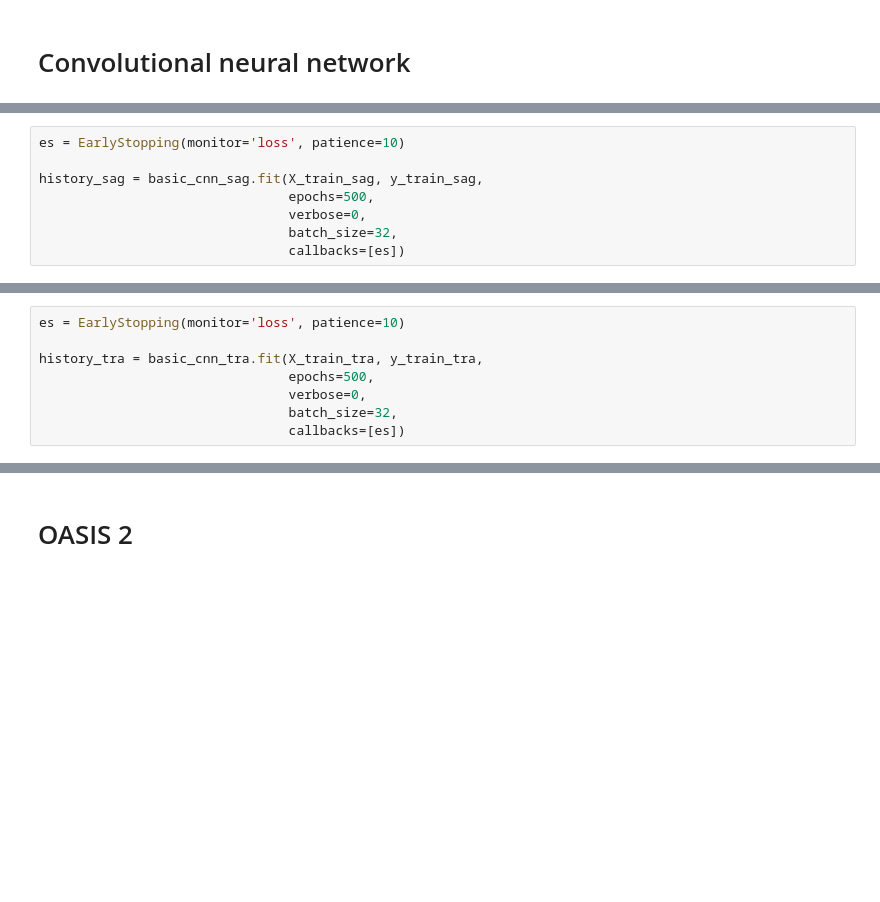
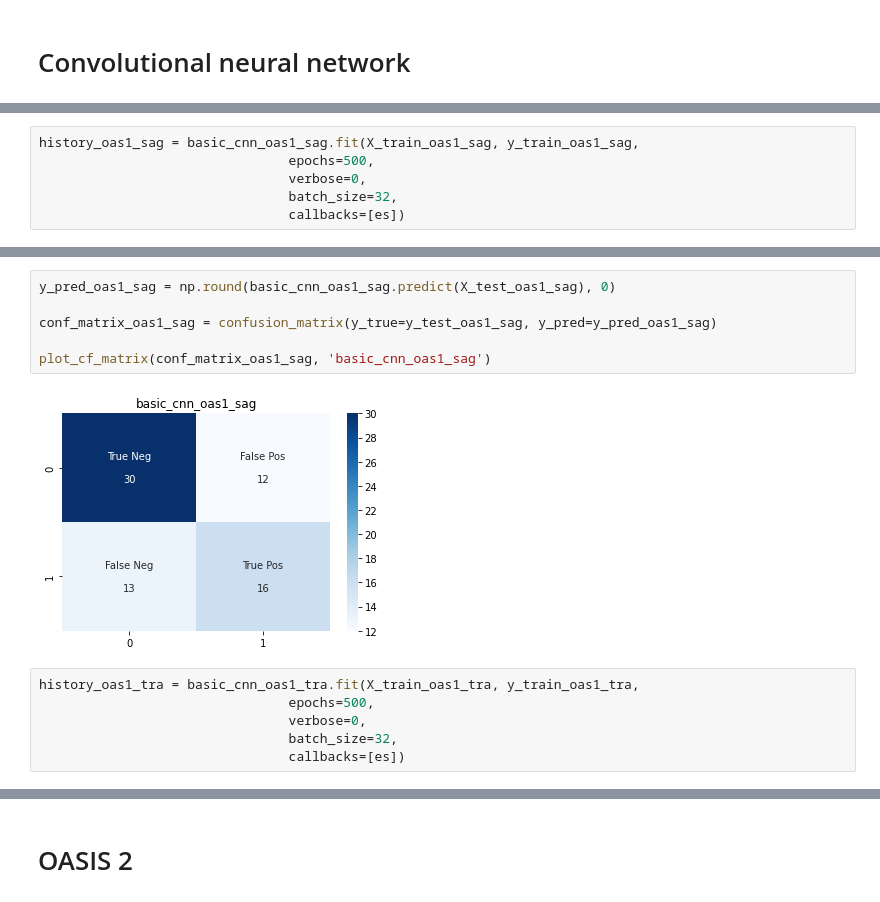
Before and after one commit to mkvph0ch/memobrain, a Jupyter notebook: notebooks/mkvph0ch_cnns.ipynb, the cells around one changed output, grey strips where cells are left out. Drawn from its saved outputs; the diff is of its cells as text; blank space fills up the shorter version.

```diff
--- a/notebooks/mkvph0ch_cnns.ipynb
+++ b/notebooks/mkvph0ch_cnns.ipynb
@@ -329,7 +376,5 @@ basic_cnn_cor.evaluate(X_test_cor, y_test_cor)
 # %%
-es = EarlyStopping(monitor='loss', patience=10)
-
-history_sag = basic_cnn_sag.fit(X_train_sag, y_train_sag,
+history_oas1_sag = basic_cnn_oas1_sag.fit(X_train_oas1_sag, y_train_oas1_sag,
                                 epochs=500,
                                 verbose=0,
                                 batch_size=32,
@@ -345,7 +390,13 @@ basic_cnn_sag.evaluate(X_test_sag, y_test_sag)
+# %%
+y_pred_oas1_sag = np.round(basic_cnn_oas1_sag.predict(X_test_oas1_sag), 0)
+
+conf_matrix_oas1_sag = confusion_matrix(y_true=y_test_oas1_sag, y_pred=y_pred_oas1_sag)
+
+plot_cf_matrix(conf_matrix_oas1_sag, 'basic_cnn_oas1_sag')
+# %% [output]
+[figure, added]
 # %%
-es = EarlyStopping(monitor='loss', patience=10)
-
-history_tra = basic_cnn_tra.fit(X_train_tra, y_train_tra,
+history_oas1_tra = basic_cnn_oas1_tra.fit(X_train_oas1_tra, y_train_oas1_tra,
                                 epochs=500,
                                 verbose=0,
                                 batch_size=32,
```
Also changed, not shown: parts of 106 cells of this notebook.
